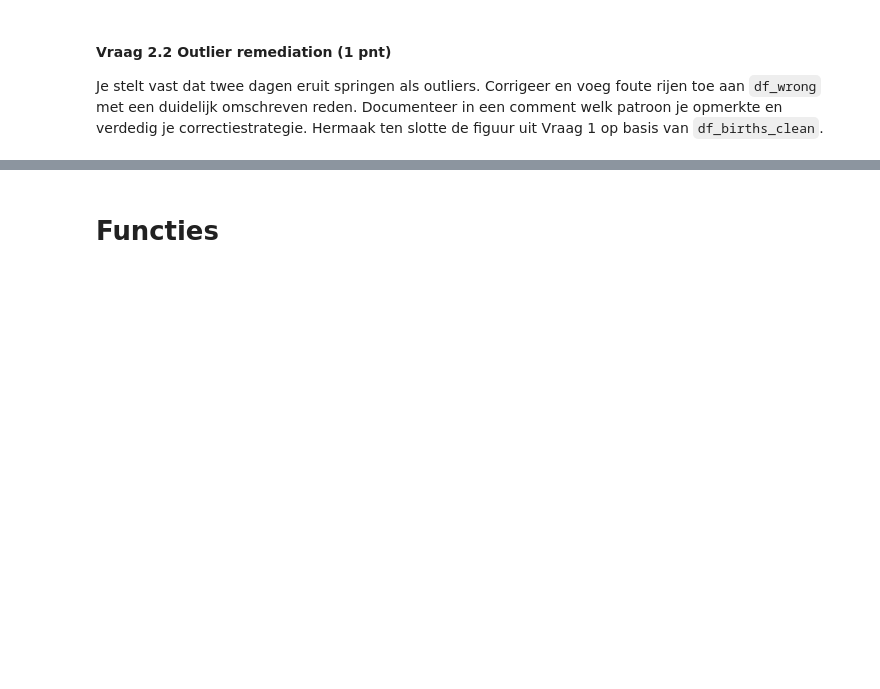
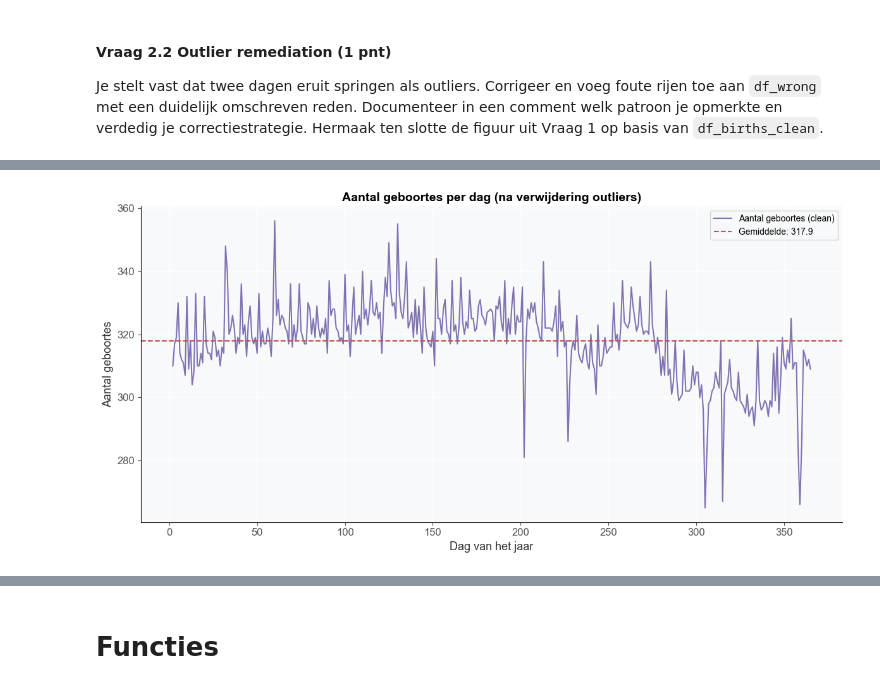
Before and after one commit to kurt253/202603224-regi, a Jupyter notebook: notebooks/ReadFiles.ipynb, the cells around one changed output, grey strips where cells are left out. Saved outputs shown, nothing was run; the diff lists cells and outputs as text; code cells hidden in the pictures; blank space fills up the shorter version.

```diff
--- a/notebooks/ReadFiles.ipynb
+++ b/notebooks/ReadFiles.ipynb
@@ -213,0 +197,18 @@ Je stelt vast dat twee dagen eruit springen als outliers. Corrigeer en voeg fout
+# %%
+outlier_dagen = df_MaxOutlier["dag van het jaar"].tolist()
+
+# Masker: rijen waarvan de dag van het jaar een outlier is
+masker_wrong = df_births["dag van het jaar"].isin(outlier_dagen)
+
+# df_wrong: de foutieve rijen met uitleg
+df_wrong = df_births[masker_wrong].copy()
+df_wrong["reden"] = df_wrong["dag van het jaar"].map({
+    1:   "Dag 1 (1 jan): 534 geboortes — uitschieter hoog (feestdageffect?)",
+    182: "Dag 182 (1 jul): 923 geboortes — extreme uitschieter, ~3× normaal",
+})
+
+# df_births_clean: alles zonder de outlier-dagen
+df_births_clean = df_births[~masker_wrong].reset_index(drop=True)
+
+print(f"Rijen verwijderd : {masker_wrong.sum()}")
+print(f"Rijen in clean   : {len(df_births_clean)}")
@@ -213,0 +234,34 @@ Je stelt vast dat twee dagen eruit springen als outliers. Corrigeer en voeg fout
+# %%
+#Hermaak de figuur op basis van df_births_clean
+
+outlier_dagenkleuren = config["Plot"]["kleuren"]
+
+geboortes_clean = (
+    df_births_clean
+    .groupby(["dag van het jaar", "date"])
+    .size()
+    .reset_index(name="aantal_geboortes")
+)
+gemiddelde_clean = geboortes_clean["aantal_geboortes"].mean()
+
+fig, ax = plt.subplots(figsize=(12, 6))
+ax.plot(
+    geboortes_clean["dag van het jaar"],
+    geboortes_clean["aantal_geboortes"],
+    color=kleuren["paars"],
+    label="Aantal geboortes (clean)",
+)
+ax.axhline(
+    gemiddelde_clean,
+    color=kleuren["rood"],
+    linestyle="--",
+    label=f"Gemiddelde: {gemiddelde_clean:.1f}",
+)
+ax.set_title("Aantal geboortes per dag (na verwijdering outliers)")
+ax.set_xlabel("Dag van het jaar")
+ax.set_ylabel("Aantal geboortes")
+ax.legend()
+plt.tight_layout()
+plt.show()
+# %% [output]
+[figure, added]
```
Also changed, not shown: parts of 19 cells of this notebook, 2 other files.
